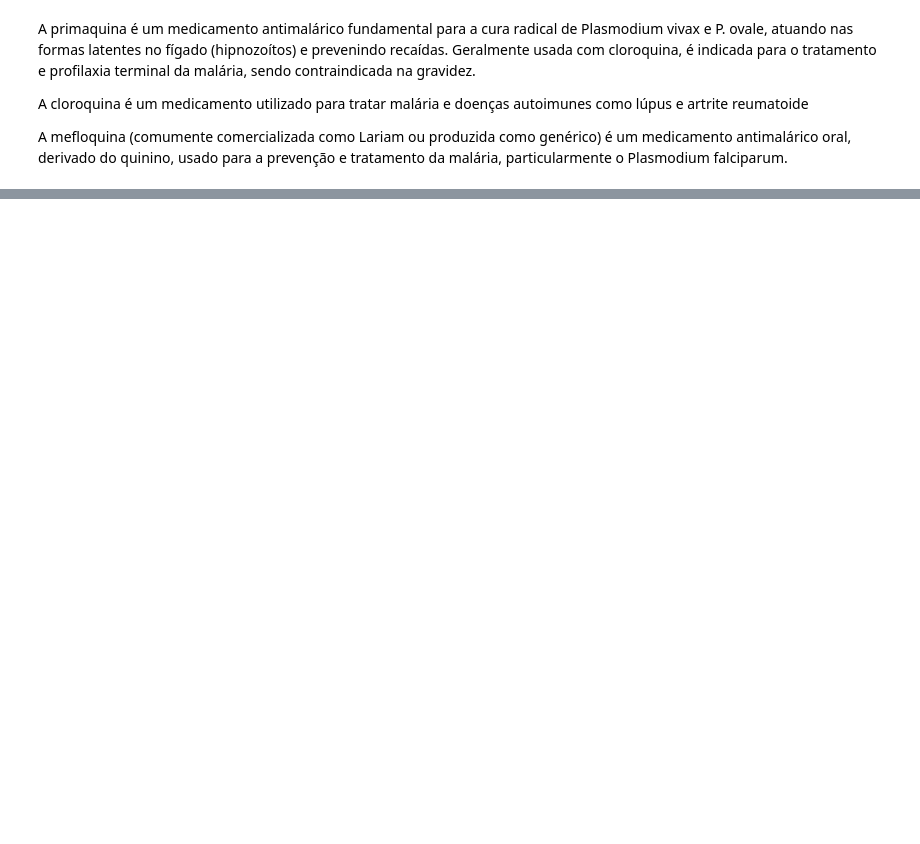
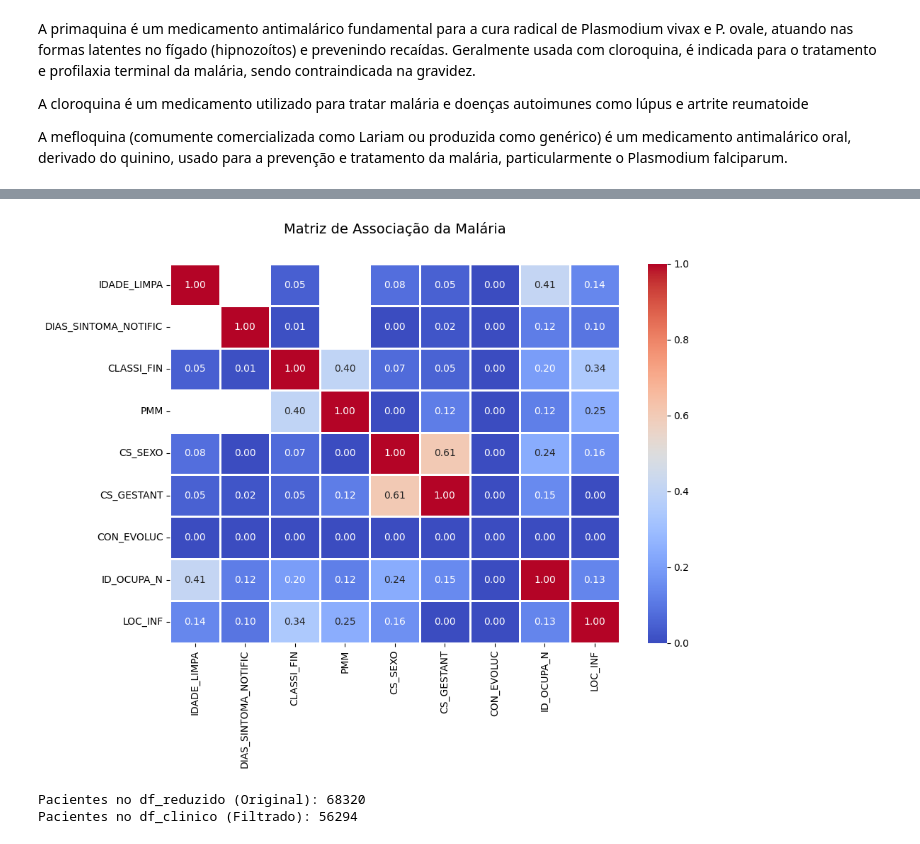
Before and after one commit to Fugant1/Health_EDA, a Jupyter notebook: src/AED/analysis.ipynb, the cells around one changed output, grey strips where cells are left out. Cells and saved outputs as stored; diff of their text form; code cells hidden in the pictures; blank space fills up the shorter version.

Commit message:
matriz de correlação com categoricos adicionada

```diff
--- a/src/AED/analysis.ipynb
+++ b/src/AED/analysis.ipynb
@@ -366,7 +377,11 @@ cols_importantes = [
     "SG_UF_NOT",
     "ID_MUNICIP",
     "NU_IDADE_N",
-    "CS_SEXO"
+    "CS_SEXO",
+    "IDADE_LIMPA",
+    "DIAS_SINTOMA_NOTIFIC",
+    "CLASSI_FIN",
+    "PMM"
 ]
 
 # calcular proporção de NaN
@@ -406,13 +431,14 @@ Index(['CS_ESCOLAR', 'NU_IDADE', 'ID_DG_NOT', 'ID_EV_NOT', 'ANT_DT_INV',
 # Separando em variáveis categóricas e numéricas
 
 num_cols = df.select_dtypes(include=["int64", "float64"]).columns
-cat_cols = df.select_dtypes(include=["object"]).columns
+cat_cols = df.select_dtypes(include=["object", "string"]).columns
 
 for col in num_cols:
     df.loc[:, col] = df[col].fillna(df[col].median())
 
 for col in cat_cols:
-    df.loc[:, col] = df[col].fillna(df[col].mode()[0])
+    df[col] = df[col].astype('object')
+    df.loc[:, col] = df[col].fillna("Ignorado")
 
 df.isnull().sum().sort_values(ascending=False).head(10)
 # %% [output]
@@ -429,0 +469,55 @@ dtype: int64
+# %%
+from dython.nominal import associations
+import seaborn as sns
+import matplotlib.pyplot as plt
+import numpy as np
+
+colunas_analise = ['IDADE_LIMPA', 'DIAS_SINTOMA_NOTIFIC', 'CLASSI_FIN', 'PMM', 'CS_SEXO', 'CS_GESTANT', 'CON_EVOLUC', 'ID_OCUPA_N', 'LOC_INF']
+
+df_reduzido = df[colunas_analise].copy()
+
+df_clinico = df_reduzido[
+    (df_reduzido['CLASSI_FIN'] != 'Ignorado') &
+    (df_reduzido['CS_SEXO'] != 'Ignorado') &
+    (df_reduzido['CON_EVOLUC'] != 'Ignorado') &
+    (df_reduzido['ID_OCUPA_N'] != 'Ignorado') &
+    (df_reduzido['LOC_INF'] != 'Ignorado')
+].copy()
+
+resultado = associations(df_clinico,
+                         nom_nom_assoc='cramer',
+                         nom_num_assoc='correlation_ratio',
+                         nan_strategy='drop_samples',
+                         compute_only=True)
+
+matriz_corr = resultado['corr']
+
+cols_num = ['IDADE_LIMPA', 'DIAS_SINTOMA_NOTIFIC', 'PMM']
+
+for col1 in cols_num:
+    for col2 in cols_num:
+        if col1 != col2:
+            matriz_corr.loc[col1, col2] = np.nan
+
+plt.figure(figsize=(10, 8))
+
+sns.heatmap(matriz_corr,
+            annot=True,
+            cmap='coolwarm',
+            fmt=".2f",
+            vmin=0, vmax=1,
+            mask=matriz_corr.isnull(),
+            linewidths=1,
+            linecolor='white')
+
+plt.title("Matriz de Associação da Malária\n", fontsize=14, pad=15)
+plt.tight_layout()
+plt.show()
+# %% [output]
+[figure, added]
+# %%
+print(f"Pacientes no df_reduzido (Original): {len(df_reduzido)}")
+print(f"Pacientes no df_clinico (Filtrado): {len(df_clinico)}")
+# %% [output]
+Pacientes no df_reduzido (Original): 68320
+Pacientes no df_clinico (Filtrado): 56294
```
Also changed, not shown: parts of 10 cells of this notebook, 1 other file.
